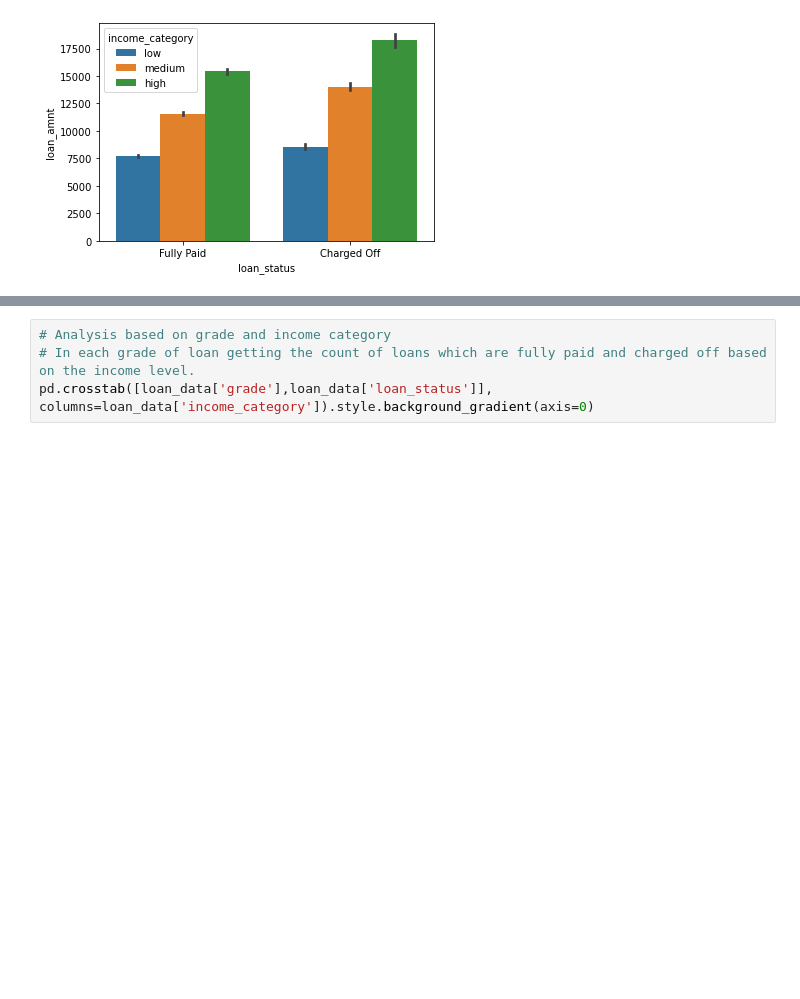
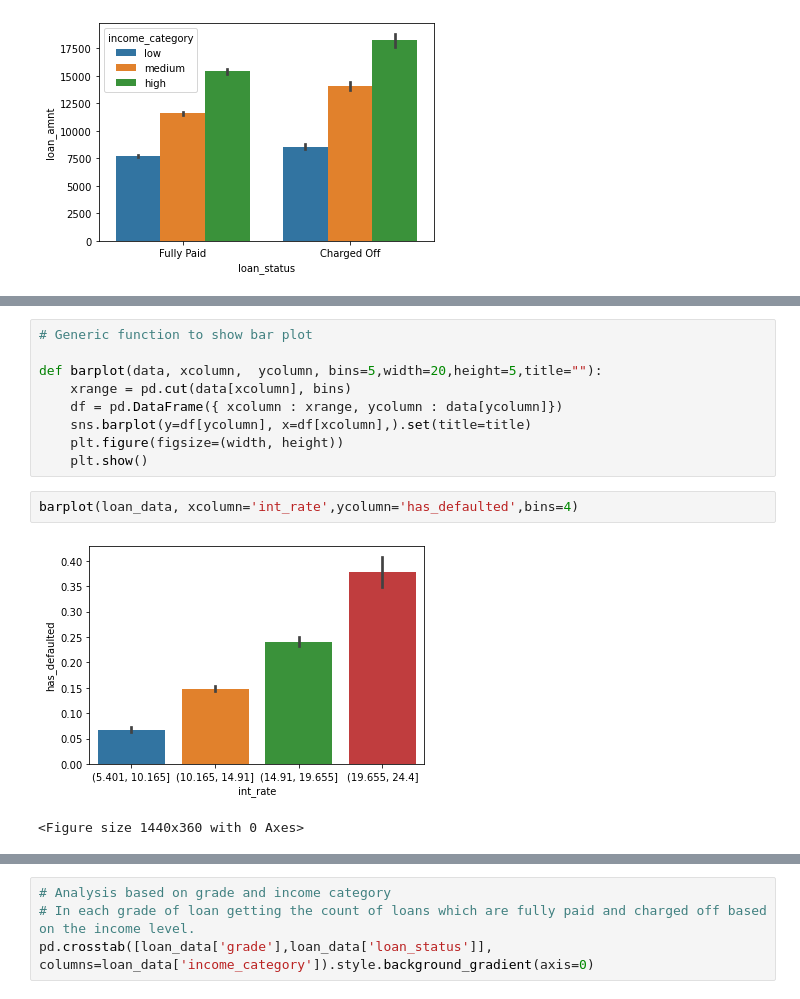
Before and after one commit to nltr2/LendingClubCaseStudy, a Jupyter notebook: Bharat.ipynb, the cells around one changed output, grey strips where cells are left out. Drawn from its saved outputs; the diff is of its cells as text; blank space fills up the shorter version.

```diff
--- a/Bharat.ipynb
+++ b/Bharat.ipynb
@@ -211,0 +237,14 @@ sns.barplot(x="loan_status", y="loan_amnt", hue="income_category", data=loan_dat
+# %%
+# Generic function to show bar plot
+
+def barplot(data, xcolumn,  ycolumn, bins=5,width=20,height=5,title=""):
+    xrange = pd.cut(data[xcolumn], bins)
+    df = pd.DataFrame({ xcolumn : xrange, ycolumn : data[ycolumn]})
+    sns.barplot(y=df[ycolumn], x=df[xcolumn],).set(title=title)
+    plt.figure(figsize=(width, height))
+    plt.show()
+# %%
+barplot(loan_data, xcolumn='int_rate',ycolumn='has_defaulted',bins=4)
+# %% [output]
+[figure, added]
+<Figure size 1440x360 with 0 Axes>
```
Also changed, not shown: parts of 28 cells of this notebook.
